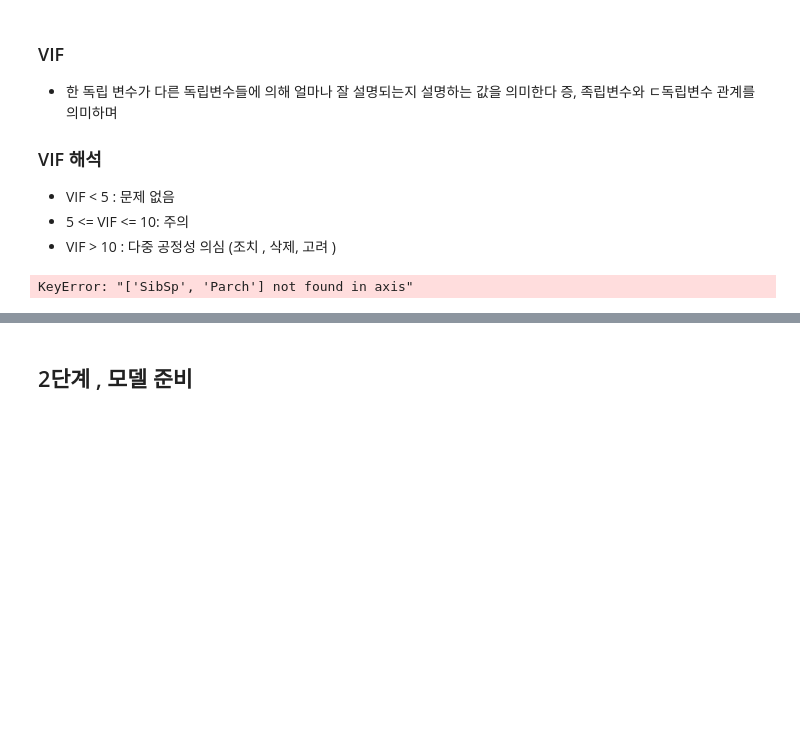
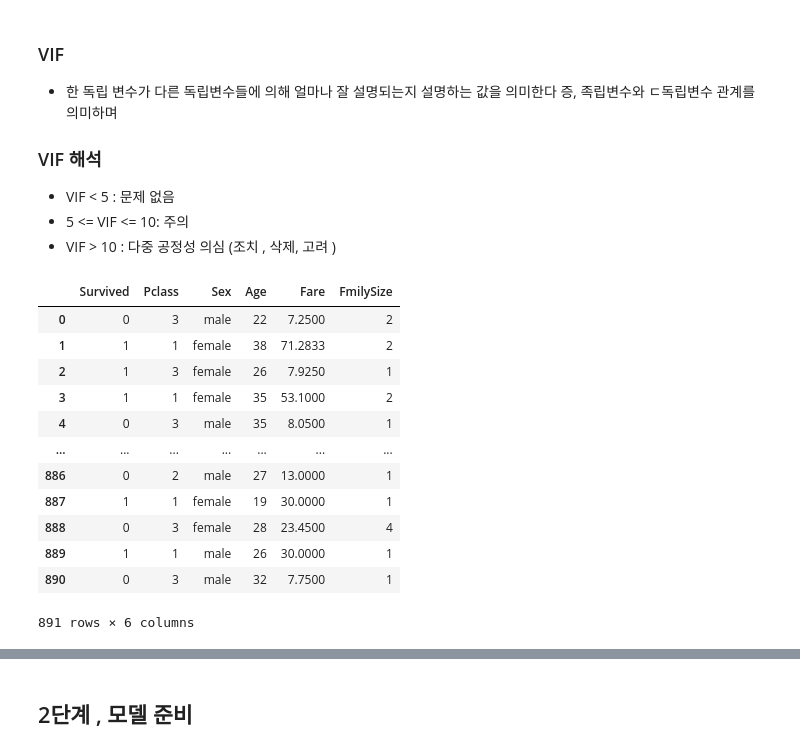
Before and after one commit to LEE0202020/study, a Jupyter notebook: 6. LogisticRegession(이진 분류).ipynb, the cells around one changed output, grey strips where cells are left out. Drawn from its saved outputs; the diff is of its cells as text; code cells hidden in the pictures; blank space fills up the shorter version.

```diff
--- a/6. LogisticRegession(이진 분류).ipynb
+++ b/6. LogisticRegession(이진 분류).ipynb
@@ -235,8 +234,21 @@ ValueError: could not convert string to float: 'male'
 - VIF > 10 : 다중 공정성 의심 (조치 , 삭제, 고려 )
 # %%
 titanic_df = titanic_df.drop(["SibSp", "Parch"], axis=1)
+titanic_df
 # %% [output]
+|  | Survived | Pclass | Sex | Age | Fare | FmilySize |
+| 0 | 0 | 3 | male | 22 | 7.2500 | 2 |
+| 1 | 1 | 1 | female | 38 | 71.2833 | 2 |
+| 2 | 1 | 3 | female | 26 | 7.9250 | 1 |
+| 3 | 1 | 1 | female | 35 | 53.1000 | 2 |
+| 4 | 0 | 3 | male | 35 | 8.0500 | 1 |
+| ... | ... | ... | ... | ... | ... | ... |
+| 886 | 0 | 2 | male | 27 | 13.0000 | 1 |
+| 887 | 1 | 1 | female | 19 | 30.0000 | 1 |
+| 888 | 0 | 3 | female | 28 | 23.4500 | 4 |
+| 889 | 1 | 1 | male | 26 | 30.0000 | 1 |
+| 890 | 0 | 3 | male | 32 | 7.7500 | 1 |
-KeyError: "['SibSp', 'Parch'] not found in axis"
+891 rows × 6 columns
 # %%
 y = titanic_df["Survived"]
 y.head()
```
Also changed, not shown: parts of 6 cells of this notebook, 22 other files.
